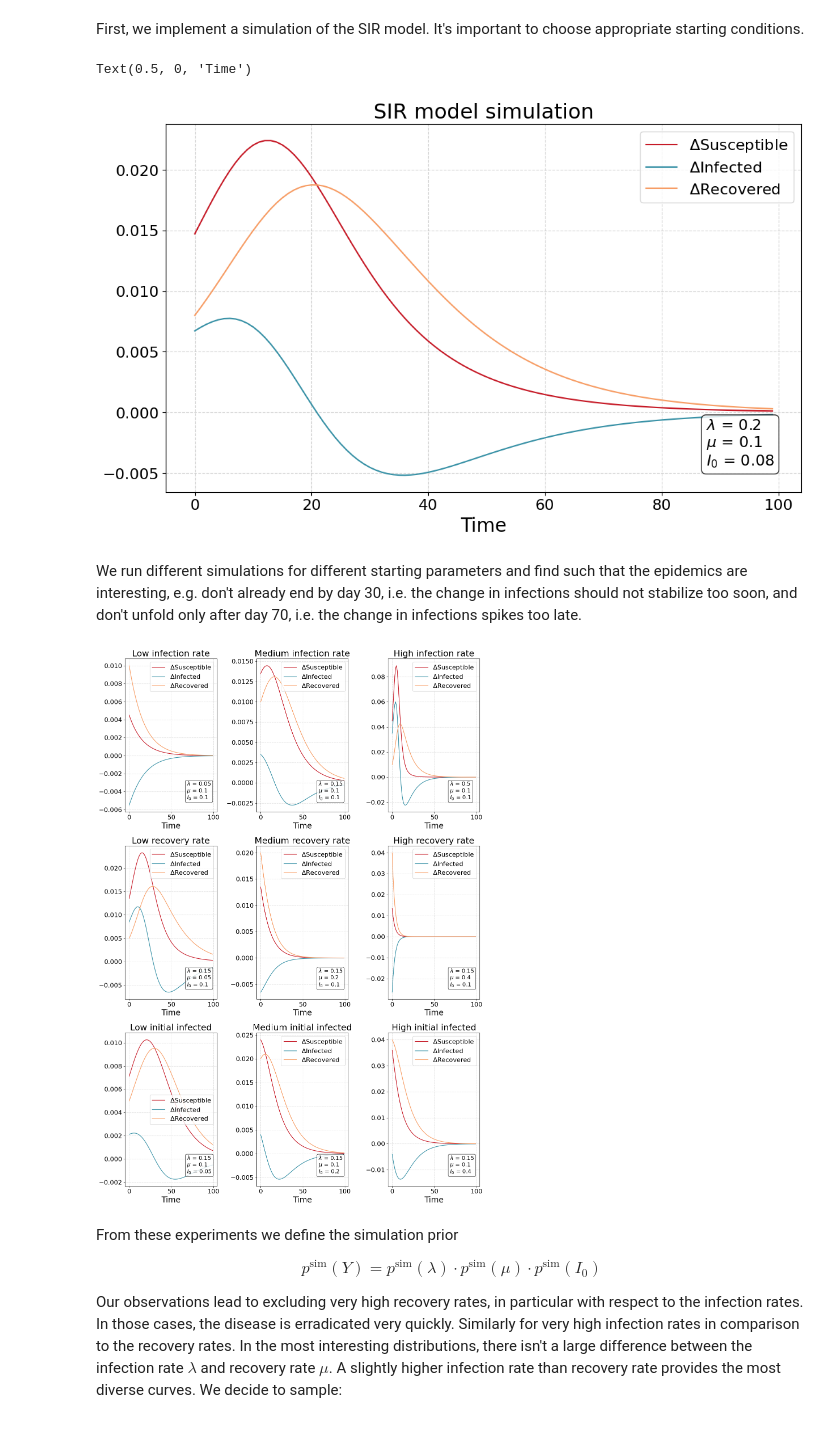
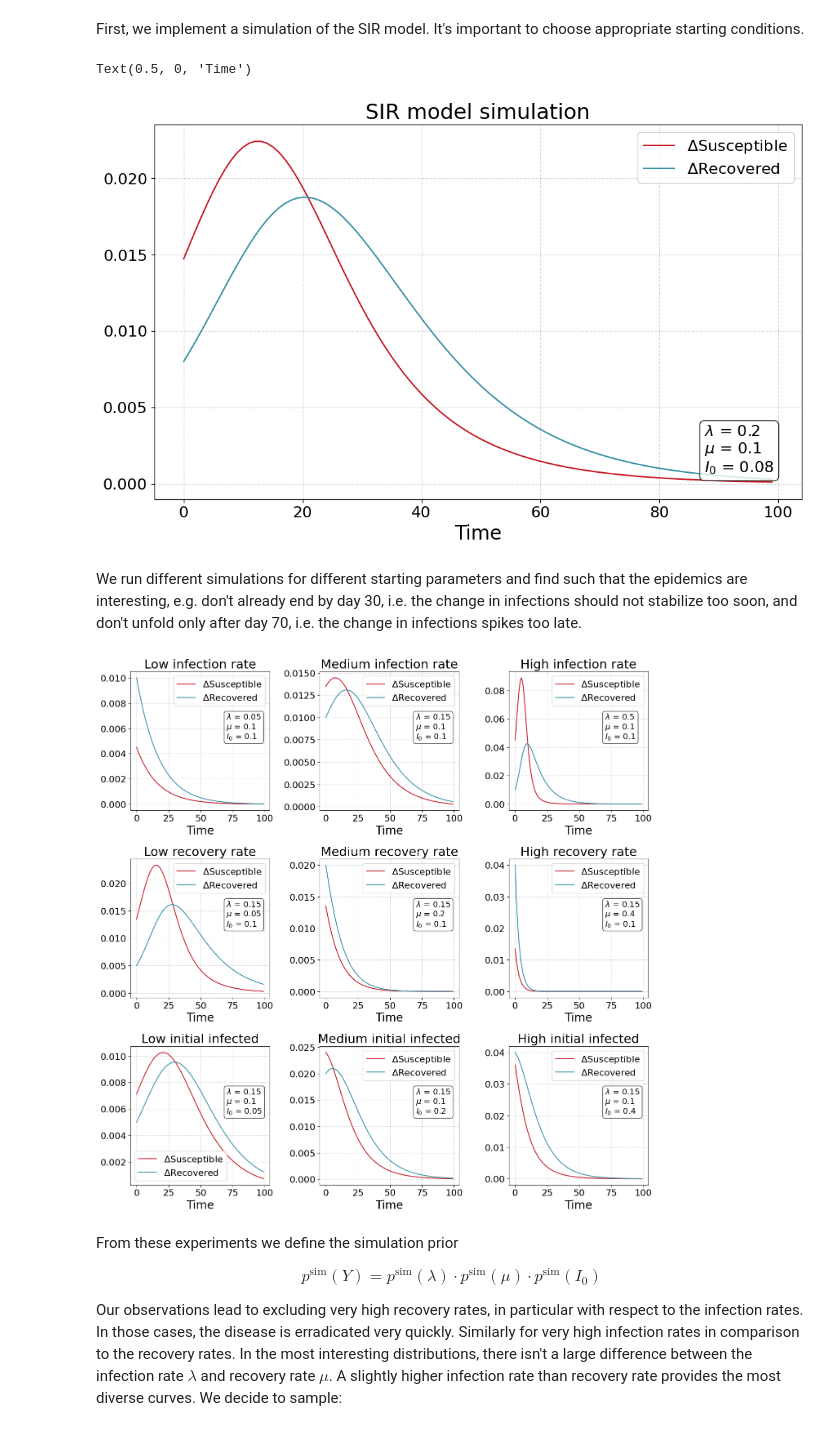
Before and after one commit to juancprolam/generative_neural_networks_for_the_sciences, a Jupyter notebook: ex04/epidemilogy-part-1.ipynb, the cells around one changed output. Drawn from its saved outputs; the diff is of its cells as text; code cells hidden in the pictures.

```diff
--- a/ex04/epidemilogy-part-1.ipynb
+++ b/ex04/epidemilogy-part-1.ipynb
@@ -103,8 +89,7 @@ def simulate_sir_simple(lam, mu, I_0, T, Delta_t = 1.0):
     c = []
     for t in range(T):
         # Update equations
-        x.append((lam * S * I * Delta_t,
-                  lam * S * I * Delta_t - mu * I * Delta_t,
+        x.append((+lam * S * I * Delta_t, # Positive by convention
                   mu * I * Delta_t))
         c.append((S, I, R))
         # Next step
@@ -120,11 +105,10 @@ def simulate_sir_simple(lam, mu, I_0, T, Delta_t = 1.0):
 params = [0.2, 0.1, 0.08]
 x, c = simulate_sir_simple(lam = params[0], mu = params[1], I_0 = params[2],
                         T = 100, Delta_t = 1.0)
-
 fig = plt.figure()
 plt.plot(np.array(x)[:,0], label='$\Delta$Susceptible')
-plt.plot(np.array(x)[:,1], label='$\Delta$Infected')
-plt.plot(np.array(x)[:,2], label='$\Delta$Recovered')
+#plt.plot(np.array(x)[:,1], label='$\Delta$Infected')
+plt.plot(np.array(x)[:,1], label='$\Delta$Recovered')
 plt.title('SIR model simulation')
 # Parameter box
 param_text = f"$\\lambda$ = {params[0]}\n$\\mu$ = {params[1]}\n$I_0$ = {params[2]}"
@@ -134,34 +118,34 @@ plt.legend()
 plt.xlabel('Time')
 # %% [output]
 Text(0.5, 0, 'Time')
-[figure, old version]
+[figure, new version]
 # %% [markdown]
 We run different simulations for different starting parameters and find such that the epidemics are interesting, e.g. don't already end by day 30, i.e. the change in infections should not stabilize too soon, and don't unfold only after day 70, i.e. the change in infections spikes too late.
 # %%
 params = [(0.05, 0.1, 0.1), (0.15, 0.1, 0.1), (0.5, 0.1, 0.1),
           (0.15, 0.05, 0.1), (0.15, 0.2, 0.1), (0.15, 0.4, 0.1),
           (0.15, 0.1, 0.05), (0.15, 0.1, 0.2), (0.15, 0.1, 0.4)]
 titles = ['Low infection rate', 'Medium infection rate', 'High infection rate',
           'Low recovery rate', 'Medium recovery rate', 'High recovery rate',
           'Low initial infected', 'Medium initial infected', 'High initial infected']
 
-fig, axes = plt.subplots(3, 3, figsize=(14,20))
+fig, axes = plt.subplots(3, 3, figsize=(14,14))
 for i, ax in enumerate(axes.flatten()):
     x, c = simulate_sir_simple(lam = params[i][0], mu = params[i][1], I_0 = params[i][2],
                             T = 100, Delta_t = 1.0)
     ax.plot(np.array(x)[:,0], label='$\Delta$Susceptible')
-    ax.plot(np.array(x)[:,1], label='$\Delta$Infected')
-    ax.plot(np.array(x)[:,2], label='$\Delta$Recovered')
+    #ax.plot(np.array(x)[:,1], label='$\Delta$Infected')
+    ax.plot(np.array(x)[:,1], label='$\Delta$Recovered')
     ax.set_title(titles[i])
     # Parameter box
     param_text = f"$\\lambda$ = {params[i][0]}\n$\\mu$ = {params[i][1]}\n$I_0$ = {params[i][2]}"
-    ax.text(0.675, 0.2, param_text, transform=ax.transAxes, fontsize=14,
+    ax.text(0.69, 0.7, param_text, transform=ax.transAxes, fontsize=14,
             verticalalignment='top', bbox=textbox_style)
     ax.legend()
     ax.set_xlabel('Time')
 fig.tight_layout()
 # %% [output]
-[figure, old version]
+[figure, new version]
 # %% [markdown]
 From these experiments we define the simulation prior
 
```
Also changed, not shown: parts of 8 cells of this notebook.
